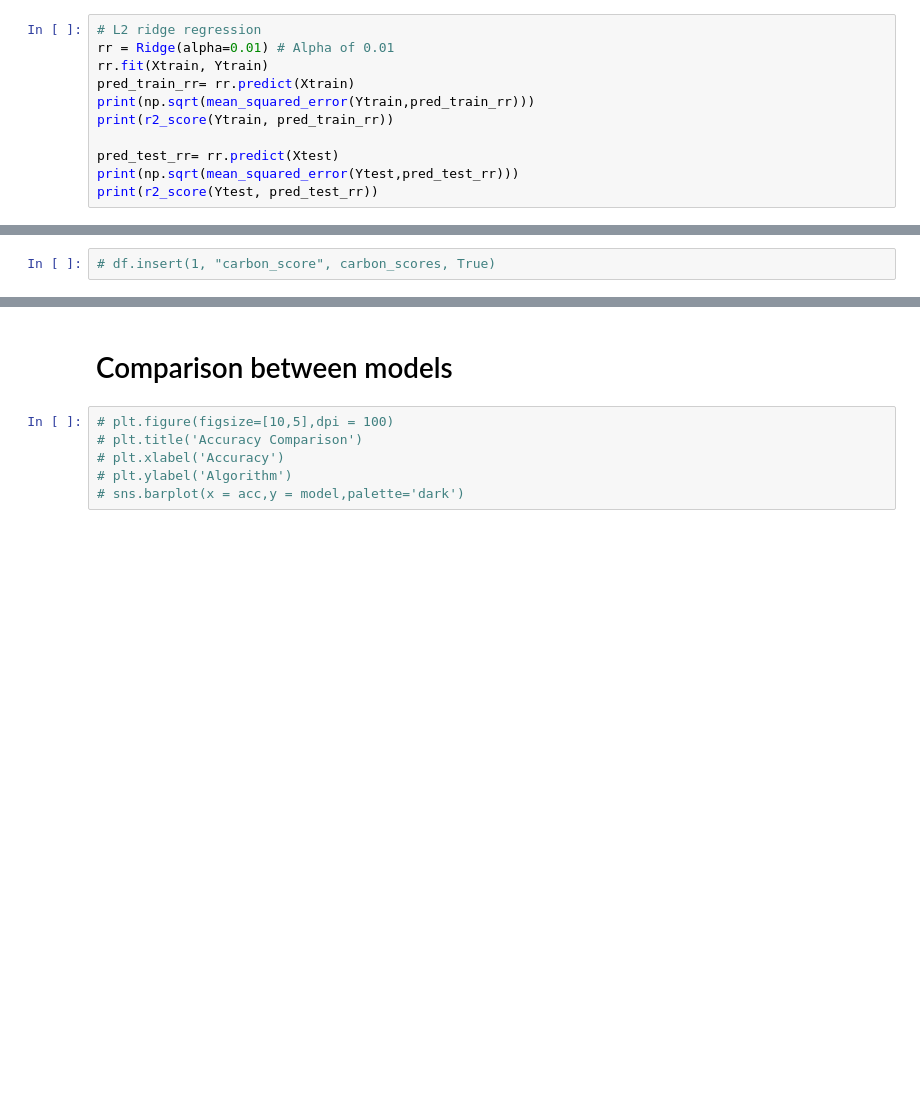
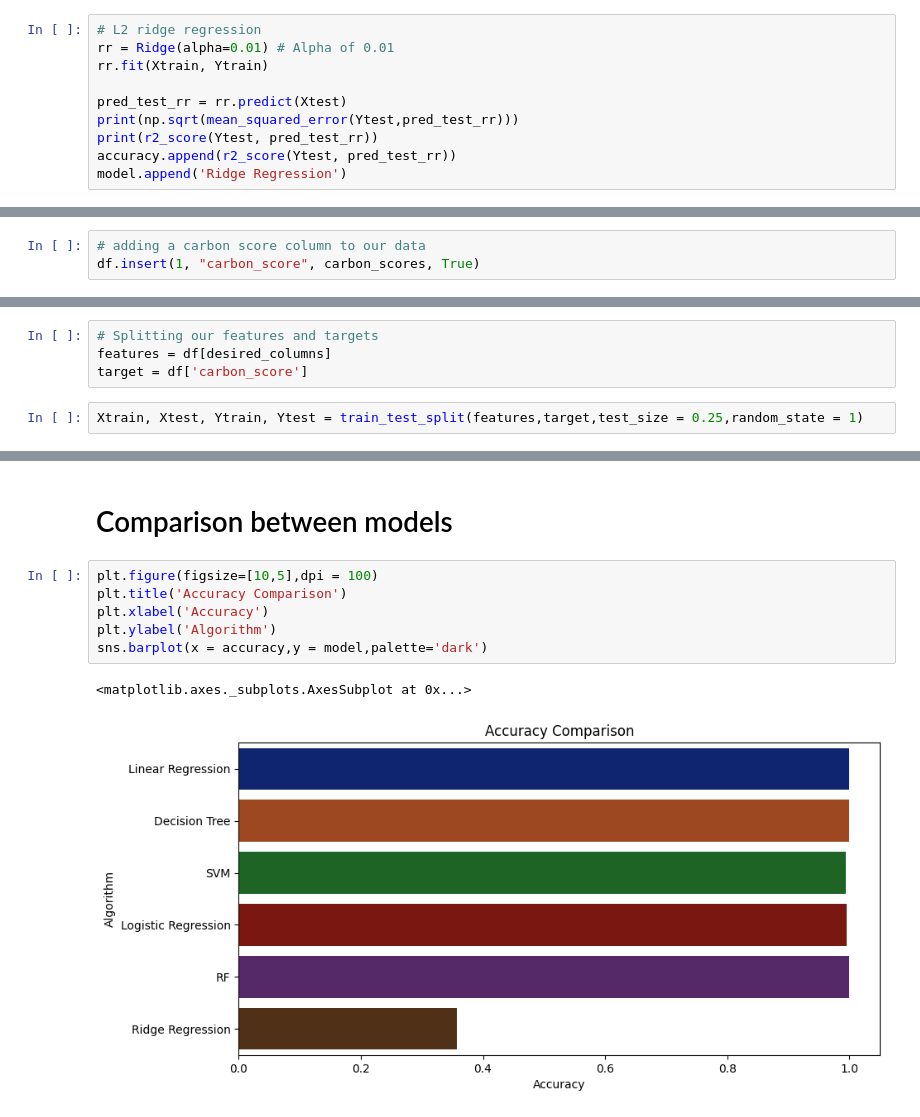
Before and after one commit to edwardb1203/GoogleSunroofML, a Jupyter notebook: GoogleSunroofML.ipynb, the cells around one changed output, grey strips where cells are left out. Cells and saved outputs as stored; diff of their text form; blank space fills up the shorter version.

```diff
--- a/GoogleSunroofML.ipynb
+++ b/GoogleSunroofML.ipynb
@@ -222,11 +218,10 @@ predicted response:
 # L2 ridge regression
 rr = Ridge(alpha=0.01) # Alpha of 0.01
 rr.fit(Xtrain, Ytrain)
-pred_train_rr= rr.predict(Xtrain)
-print(np.sqrt(mean_squared_error(Ytrain,pred_train_rr)))
-print(r2_score(Ytrain, pred_train_rr))
 
-pred_test_rr= rr.predict(Xtest)
+pred_test_rr = rr.predict(Xtest)
 print(np.sqrt(mean_squared_error(Ytest,pred_test_rr)))
 print(r2_score(Ytest, pred_test_rr))
+accuracy.append(r2_score(Ytest, pred_test_rr))
+model.append('Ridge Regression')
 # %% [output]
@@ -253,4 +246,5 @@ print(r2_score(Ytest, pred_test_lasso))
 # %% [markdown]
 # Preparing our model for classification algorithms
 # %%
-# df.insert(1, "carbon_score", carbon_scores, True)
+# adding a carbon score column to our data
+df.insert(1, "carbon_score", carbon_scores, True)
@@ -261,3 +251,9 @@ Add on additional column giving a carbon score ranking, will be range divided by
+# %%
+# Splitting our features and targets
+features = df[desired_columns]
+target = df['carbon_score']
+# %%
+Xtrain, Xtest, Ytrain, Ytest = train_test_split(features,target,test_size = 0.25,random_state = 1)
 # %% [markdown]
 # Decision Trees
 # %%
@@ -331,9 +363,12 @@ score = cross_val_score(RF,features,target,cv=5)
 # %% [markdown]
 # Comparison between models
 # %%
-# plt.figure(figsize=[10,5],dpi = 100)
-# plt.title('Accuracy Comparison')
-# plt.xlabel('Accuracy')
-# plt.ylabel('Algorithm')
-# sns.barplot(x = acc,y = model,palette='dark')
+plt.figure(figsize=[10,5],dpi = 100)
+plt.title('Accuracy Comparison')
+plt.xlabel('Accuracy')
+plt.ylabel('Algorithm')
+sns.barplot(x = accuracy,y = model,palette='dark')
+# %% [output]
+<matplotlib.axes._subplots.AxesSubplot at 0x...>
+[figure, added]
 # %%
```
Also changed, not shown: parts of 14 cells of this notebook.
